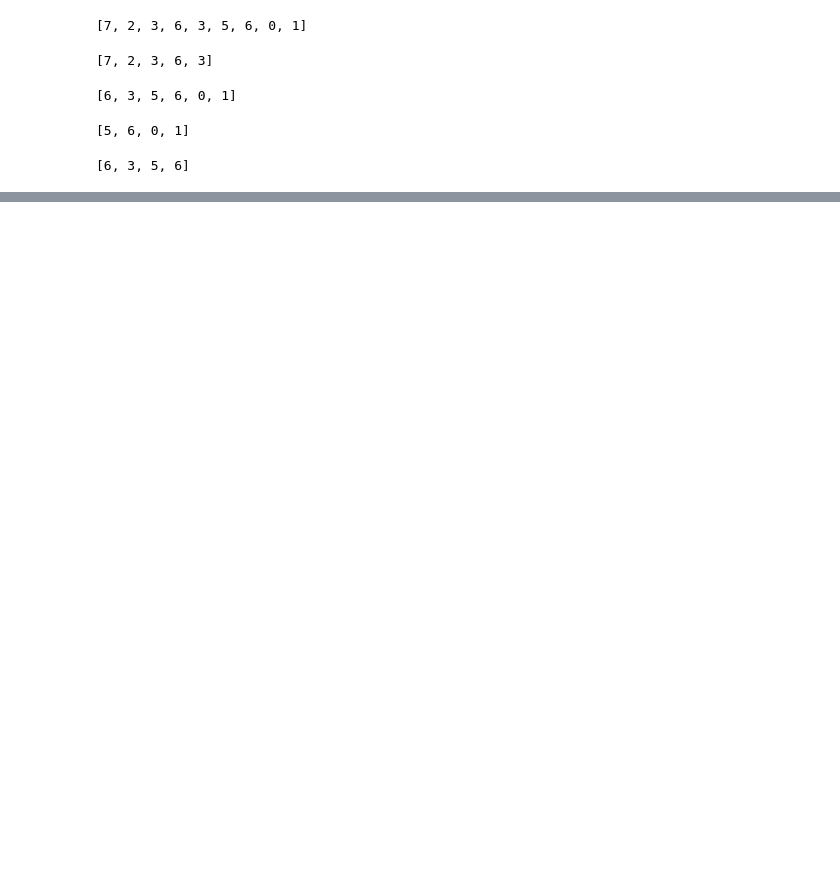
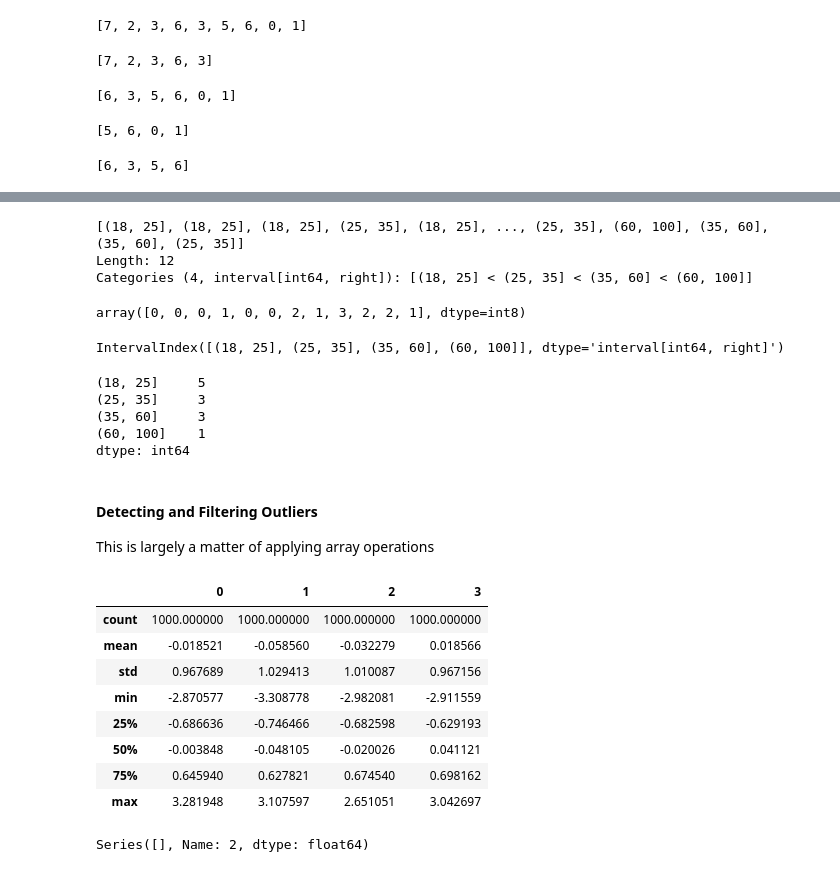
Before and after one commit to MuindeEsther/Learning-path-projects, a Jupyter notebook: basics.ipynb, the cells around one changed output, grey strips where cells are left out. Drawn from its saved outputs; the diff is of its cells as text; code cells hidden in the pictures; blank space fills up the shorter version.

```diff
--- a/basics.ipynb
+++ b/basics.ipynb
@@ -289,0 +1382,51 @@ seq[-6:-2]
+# %%
+ages = [20, 22, 25, 27, 21, 23, 37, 31, 61, 45, 41, 32]
+
+# Let's divide these in to bins of 18 to 25, 26 to 35, 36 to 60, and 61 and older.
+bins = [18, 25, 35, 60, 100]
+cats = pd.cut(ages, bins)
+cats
+# %% [output]
+[(18, 25], (18, 25], (18, 25], (25, 35], (18, 25], ..., (25, 35], (60, 100], (35, 60], (35, 60], (25, 35]]
+Length: 12
+Categories (4, interval[int64, right]): [(18, 25] < (25, 35] < (35, 60] < (60, 100]]
+# %%
+# let's treat it like an array of stings indicating the bin name
+cats.codes
+# %% [output]
+array([0, 0, 0, 1, 0, 0, 2, 1, 3, 2, 2, 1], dtype=int8)
+# %%
+cats.categories
+# %% [output]
+IntervalIndex([(18, 25], (25, 35], (35, 60], (60, 100]], dtype='interval[int64, right]')
+# %%
+pd.value_counts(cats)
+# %% [output]
+(18, 25]     5
+(25, 35]     3
+(35, 60]     3
+(60, 100]    1
+dtype: int64
+# %% [markdown]
+#### Detecting and Filtering Outliers
+This is largely a  matter of applying array operations
+# %%
+data = pd.DataFrame(np.random.randn(1000, 4))
+data.describe()
+# %% [output]
+|  | 0 | 1 | 2 | 3 |
+| count | 1000.000000 | 1000.000000 | 1000.000000 | 1000.000000 |
+| mean | -0.018521 | -0.058560 | -0.032279 | 0.018566 |
+| std | 0.967689 | 1.029413 | 1.010087 | 0.967156 |
+| min | -2.870577 | -3.308778 | -2.982081 | -2.911559 |
+| 25% | -0.686636 | -0.746466 | -0.682598 | -0.629193 |
+| 50% | -0.003848 | -0.048105 | -0.020026 | 0.041121 |
+| 75% | 0.645940 | 0.627821 | 0.674540 | 0.698162 |
+| max | 3.281948 | 3.107597 | 2.651051 | 3.042697 |
+# %%
+# Suppose we want to find values in one of the columns exceeding 3 in absolute value
+col = data[2]
+
+col[np.abs(col) > 3]
+# %% [output]
+Series([], Name: 2, dtype: float64)
```
Also changed, not shown: parts of 153 cells of this notebook, 1 other file.
